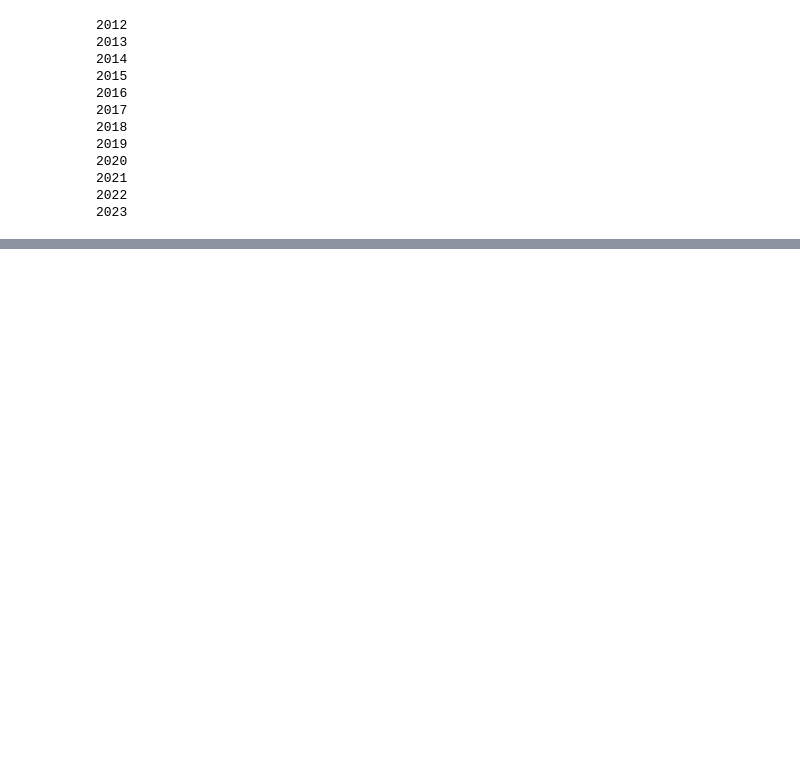
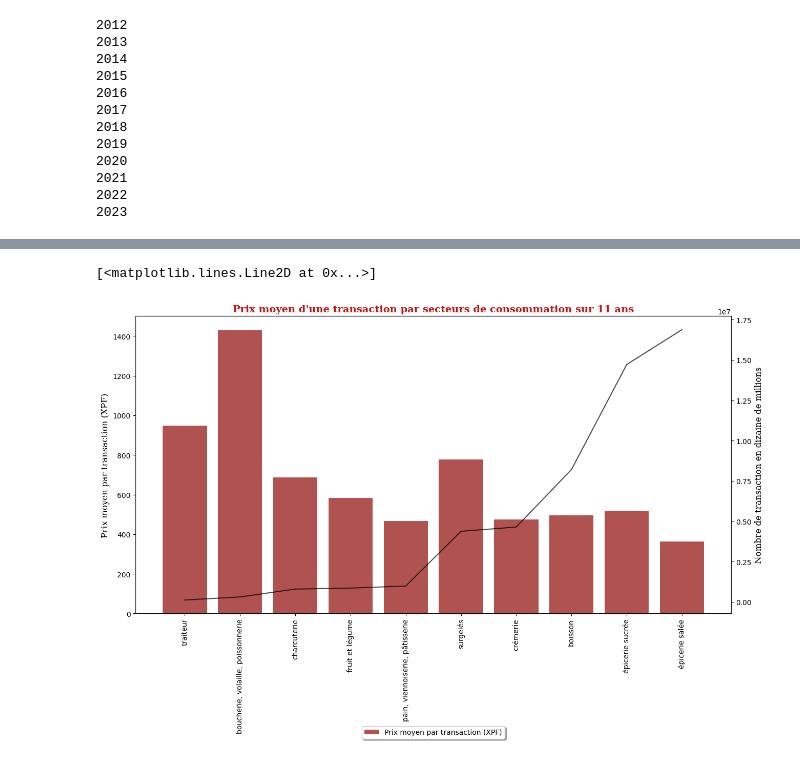
Before and after one commit to sloutmyv/DatavizPacific2023, a Jupyter notebook: 20230911_DC23_prix_produit_alimentaire.ipynb, the cells around one changed output, grey strips where cells are left out. Saved outputs shown, nothing was run; the diff lists cells and outputs as text; code cells hidden in the pictures; blank space fills up the shorter version.

```diff
--- a/20230911_DC23_prix_produit_alimentaire.ipynb
+++ b/20230911_DC23_prix_produit_alimentaire.ipynb
@@ -118,0 +272,56 @@ KeyboardInterrupt:
+# %%
+# Graphique
+# Paramètres Titre
+graph_title = "Prix moyen d'une transaction par secteurs de consommation sur 11 ans"
+title_family = 'serif'   # 'serif' | 'sans-serif' | 'cursive' | 'fantasy' | 'monospace'
+title_color = '#BD1615'
+title_weight = 'bold'     # 'normal' | 'bold' | 'heavy' | 'light' | 'ultrabold' | 'ultralight'
+title_size = 14
+title_x = 0.5
+title_y = 1
+
+# Paramètres d'axes
+xtick_rotation = 90
+
+xy_label_family = 'serif'
+xy_label_color = 'black'
+xy_label_weight = 'light'
+xy_label_size = 12
+
+y1_color = '#8E0806'
+y1_alpha = 0.7
+y1_label = 'Prix moyen par transaction (XPF)'
+
+y2_color = 'black'
+y2_alpha = 0.7
+y2_label = 'Nombre de transaction en dizaine de millions'
+
+graph_linestyle = 'solid'
+
+# Paramètres grille
+grid_alpha = 0.5
+
+###########################################################################################################
+fig, axe1 = plt.subplots(nrows=1, ncols=1, figsize=(15, 10), sharex=True)
+fig.subplots_adjust(bottom=0.3)
+
+plt.xticks(rotation=xtick_rotation)
+
+# Axe n°1
+axe1.set_title(graph_title, x=title_x, y=title_y, fontdict={'family': title_family, 'color': title_color, 'weight': title_weight, 'size': title_size})
+axe1.set_ylabel(y1_label, fontdict={'family': xy_label_family, 'color': xy_label_color, 'weight': xy_label_weight, 'size': xy_label_size})
+
+axe1.bar(df_rgb_secteur.index.values, df_rgb_secteur.avg_trans_pct,color=y1_color, alpha=y1_alpha, label=y1_label)
+axe1.legend(loc="center", bbox_to_anchor=(0, 0, 1, -0.8),ncol=1, fancybox=True, shadow=True)
+# axe1.grid(True, alpha=grid_alpha)
+
+# Axe n°2
+axe2 = axe1.twinx()
+axe2.set_ylabel(y2_label, fontdict={'family': xy_label_family, 'color': xy_label_color, 'weight': xy_label_weight, 'size': xy_label_size})
+
+axe2.plot(df_rgb_secteur.index.values, df_rgb_secteur.count_trans, color=y2_color, linestyle=graph_linestyle, alpha=y2_alpha, label=y2_label)
+
+# axe2.legend(loc="center", bbox_to_anchor=(0, 0, 1, -0.6),ncol=1, fancybox=True, shadow=True)
+# %% [output]
+[<matplotlib.lines.Line2D at 0x...>]
+[figure, added]
```
Also changed, not shown: parts of 28 cells of this notebook, 1 other file.
